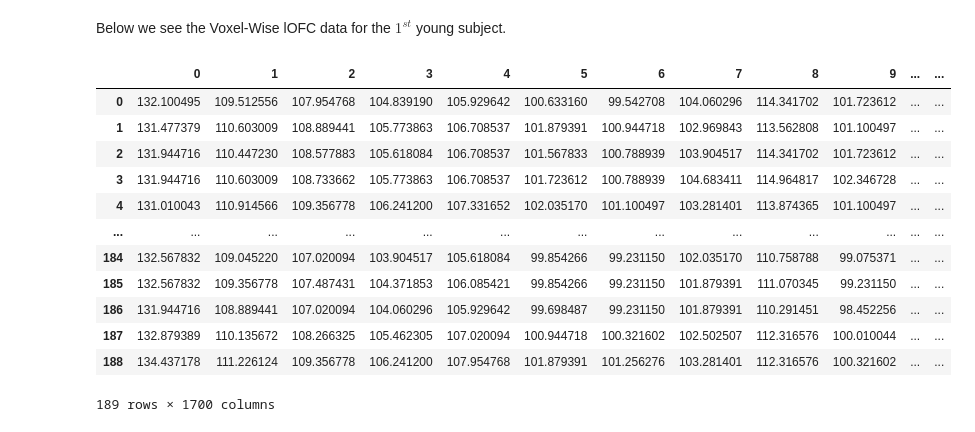
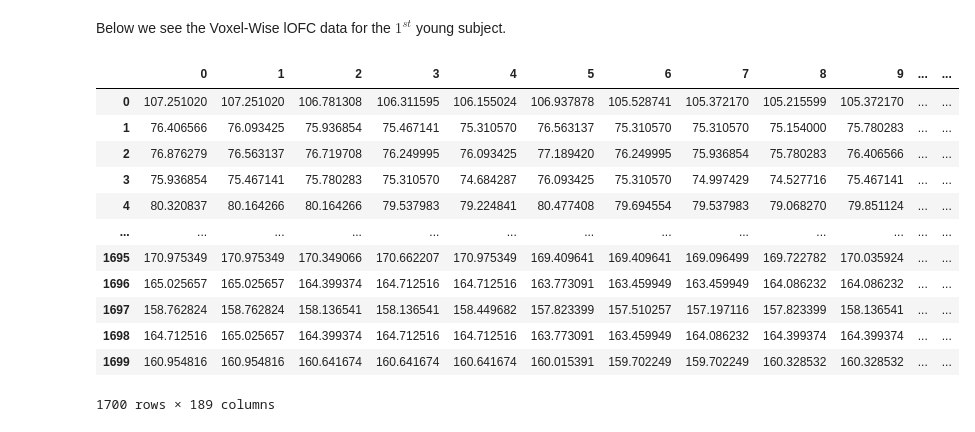
Before and after one commit to RishiDarkDevil/Neural-Uncertainty-Representation, a Jupyter notebook: PHATE.ipynb, the cells around one changed output. Saved outputs shown, nothing was run; the diff lists cells and outputs as text; code cells hidden in the pictures.

```diff
--- a/PHATE.ipynb
+++ b/PHATE.ipynb
@@ -12,25 +12,25 @@ import scprep as scp
 # %% [markdown]
 We import the lOFC BOLD data for the young subjects
 # %%
-data = pd.read_excel(r"YOUNG\lOFC.xlsx", header=None, engine='openpyxl', sheet_name=i+1)
+data = pd.read_excel(r"YOUNG\lOFC.xlsx", header=None, engine='openpyxl', sheet_name=1)
 # %% [markdown]
 Below we see the Voxel-Wise lOFC data for the $1^{st}$ young subject.
 # %%
-data
+data.T
 # %% [output]
 |  | 0 | 1 | 2 | 3 | 4 | 5 | 6 | 7 | 8 | 9 | ... | ... |
-| 0 | 132.100495 | 109.512556 | 107.954768 | 104.839190 | 105.929642 | 100.633160 | 99.542708 | 104.060296 | 114.341702 | 101.723612 | ... | ... |
-| 1 | 131.477379 | 110.603009 | 108.889441 | 105.773863 | 106.708537 | 101.879391 | 100.944718 | 102.969843 | 113.562808 | 101.100497 | ... | ... |
-| 2 | 131.944716 | 110.447230 | 108.577883 | 105.618084 | 106.708537 | 101.567833 | 100.788939 | 103.904517 | 114.341702 | 101.723612 | ... | ... |
-| 3 | 131.944716 | 110.603009 | 108.733662 | 105.773863 | 106.708537 | 101.723612 | 100.788939 | 104.683411 | 114.964817 | 102.346728 | ... | ... |
-| 4 | 131.010043 | 110.914566 | 109.356778 | 106.241200 | 107.331652 | 102.035170 | 101.100497 | 103.281401 | 113.874365 | 101.100497 | ... | ... |
+| 0 | 107.251020 | 107.251020 | 106.781308 | 106.311595 | 106.155024 | 106.937878 | 105.528741 | 105.372170 | 105.215599 | 105.372170 | ... | ... |
+| 1 | 76.406566 | 76.093425 | 75.936854 | 75.467141 | 75.310570 | 76.563137 | 75.310570 | 75.310570 | 75.154000 | 75.780283 | ... | ... |
+| 2 | 76.876279 | 76.563137 | 76.719708 | 76.249995 | 76.093425 | 77.189420 | 76.249995 | 75.936854 | 75.780283 | 76.406566 | ... | ... |
+| 3 | 75.936854 | 75.467141 | 75.780283 | 75.310570 | 74.684287 | 76.093425 | 75.310570 | 74.997429 | 74.527716 | 75.467141 | ... | ... |
+| 4 | 80.320837 | 80.164266 | 80.164266 | 79.537983 | 79.224841 | 80.477408 | 79.694554 | 79.537983 | 79.068270 | 79.851124 | ... | ... |
 | ... | ... | ... | ... | ... | ... | ... | ... | ... | ... | ... | ... | ... |
-| 184 | 132.567832 | 109.045220 | 107.020094 | 103.904517 | 105.618084 | 99.854266 | 99.231150 | 102.035170 | 110.758788 | 99.075371 | ... | ... |
-| 185 | 132.567832 | 109.356778 | 107.487431 | 104.371853 | 106.085421 | 99.854266 | 99.231150 | 101.879391 | 111.070345 | 99.231150 | ... | ... |
-| 186 | 131.944716 | 108.889441 | 107.020094 | 104.060296 | 105.929642 | 99.698487 | 99.231150 | 101.879391 | 110.291451 | 98.452256 | ... | ... |
-| 187 | 132.879389 | 110.135672 | 108.266325 | 105.462305 | 107.020094 | 100.944718 | 100.321602 | 102.502507 | 112.316576 | 100.010044 | ... | ... |
-| 188 | 134.437178 | 111.226124 | 109.356778 | 106.241200 | 107.954768 | 101.879391 | 101.256276 | 103.281401 | 112.316576 | 100.321602 | ... | ... |
+| 1695 | 170.975349 | 170.975349 | 170.349066 | 170.662207 | 170.975349 | 169.409641 | 169.409641 | 169.096499 | 169.722782 | 170.035924 | ... | ... |
+| 1696 | 165.025657 | 165.025657 | 164.399374 | 164.712516 | 164.712516 | 163.773091 | 163.459949 | 163.459949 | 164.086232 | 164.086232 | ... | ... |
+| 1697 | 158.762824 | 158.762824 | 158.136541 | 158.136541 | 158.449682 | 157.823399 | 157.510257 | 157.197116 | 157.823399 | 158.136541 | ... | ... |
+| 1698 | 164.712516 | 165.025657 | 164.399374 | 164.712516 | 164.712516 | 163.773091 | 163.459949 | 164.086232 | 164.399374 | 164.399374 | ... | ... |
+| 1699 | 160.954816 | 160.954816 | 160.641674 | 160.641674 | 160.641674 | 160.015391 | 159.702249 | 159.702249 | 160.328532 | 160.328532 | ... | ... |
-189 rows × 1700 columns
+1700 rows × 189 columns
 # %%
 # We now instantiate the PHATE operator(matrix)/object of the PHATE class
 phate_op = ph.PHATE()
```
Also changed, not shown: parts of 8 cells of this notebook.
